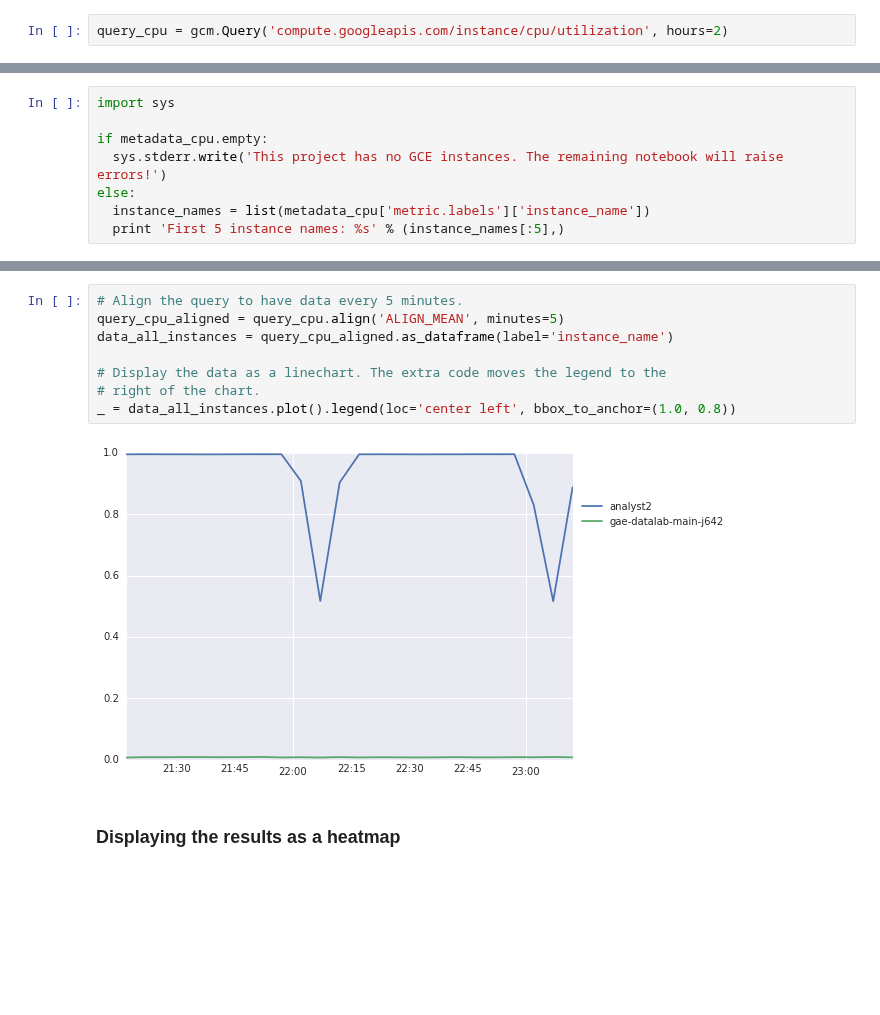
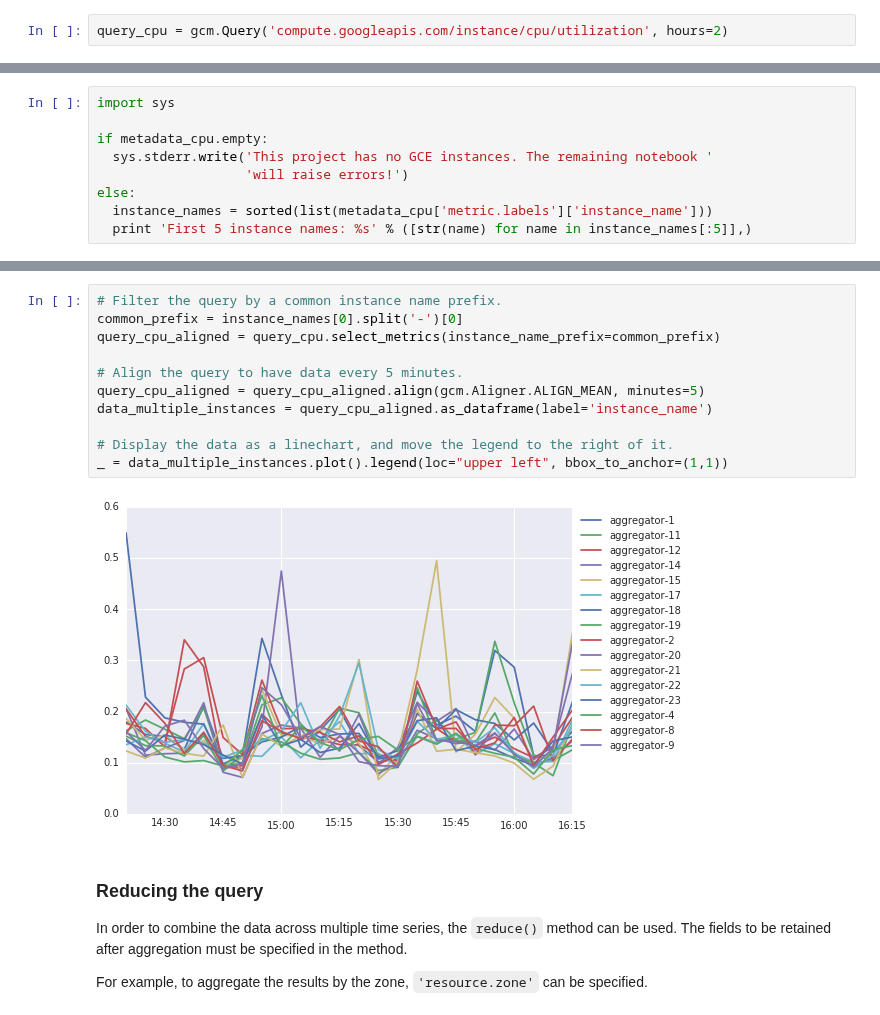
Before and after one commit to googledatalab/notebooks, a Jupyter notebook: tutorials/Stackdriver Monitoring/Getting started.ipynb, the cells around one changed output, grey strips where cells are left out. Saved outputs shown, nothing was run; the diff lists cells and outputs as text; blank space fills up the shorter version.

```diff
--- a/tutorials/Stackdriver Monitoring/Getting started.ipynb
+++ b/tutorials/Stackdriver Monitoring/Getting started.ipynb
@@ -95,8 +106,9 @@ Next, we read in the instance names from the metadata, and use it in filtering t
 import sys
 
 if metadata_cpu.empty:
-  sys.stderr.write('This project has no GCE instances. The remaining notebook will raise errors!')
+  sys.stderr.write('This project has no GCE instances. The remaining notebook '
+                   'will raise errors!')
 else:
-  instance_names = list(metadata_cpu['metric.labels']['instance_name'])
-  print 'First 5 instance names: %s' % (instance_names[:5],)
+  instance_names = sorted(list(metadata_cpu['metric.labels']['instance_name']))
+  print 'First 5 instance names: %s' % ([str(name) for name in instance_names[:5]],)
 # %% [output]
@@ -136,12 +161,19 @@ For multiple timeseries, aligning the data is recommended. The alignment offset
 # %%
+# Filter the query by a common instance name prefix.
+common_prefix = instance_names[0].split('-')[0]
+query_cpu_aligned = query_cpu.select_metrics(instance_name_prefix=common_prefix)
+
 # Align the query to have data every 5 minutes.
-query_cpu_aligned = query_cpu.align('ALIGN_MEAN', minutes=5)
-data_all_instances = query_cpu_aligned.as_dataframe(label='instance_name')
+query_cpu_aligned = query_cpu_aligned.align(gcm.Aligner.ALIGN_MEAN, minutes=5)
+data_multiple_instances = query_cpu_aligned.as_dataframe(label='instance_name')
 
-# Display the data as a linechart. The extra code moves the legend to the
-# right of the chart.
-_ = data_all_instances.plot().legend(loc='center left', bbox_to_anchor=(1.0, 0.8))
+# Display the data as a linechart, and move the legend to the right of it.
+_ = data_multiple_instances.plot().legend(loc="upper left", bbox_to_anchor=(1,1))
 # %% [output]
-[figure, old version]
+[figure, new version]
-# %% [markdown]
-### Displaying the results as a heatmap
+# %% [markdown]
+### Reducing the query
+
+In order to combine the data across multiple time series, the `reduce()` method can be used. The fields to be retained after aggregation must be specified in the method.
+
+For example, to aggregate the results by the zone, `'resource.zone'` can be specified.
```
Also changed, not shown: parts of 35 cells of this notebook.
